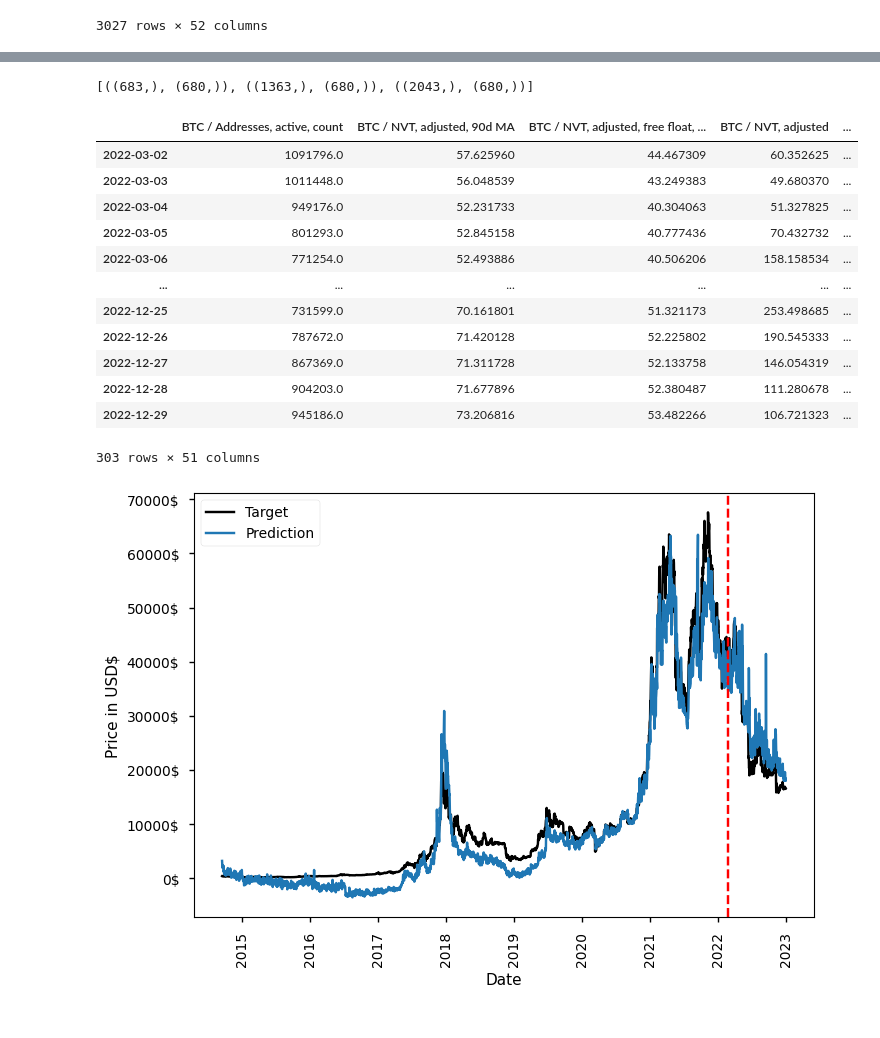
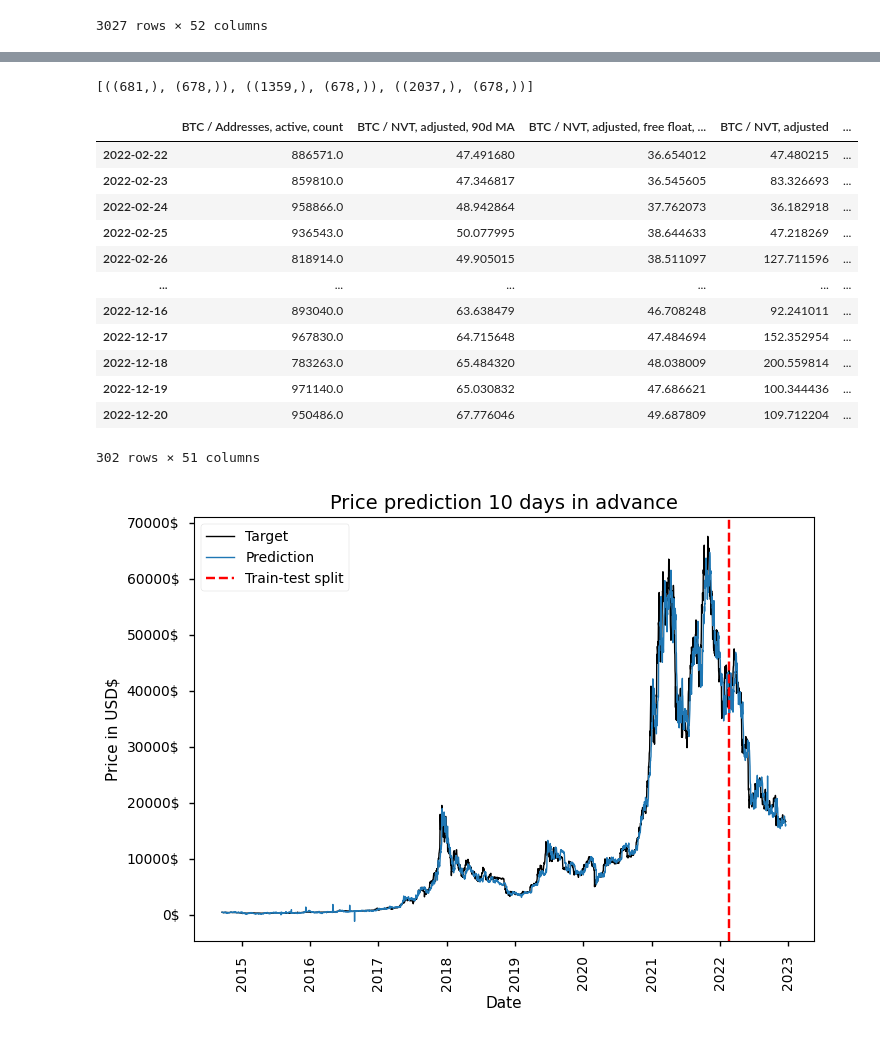
Before and after one commit to Tomas-Barhon/Noise-reduction-and-feature-extraction-with-principal-component-analysis, a Jupyter notebook: Code/playground.ipynb, the cells around one changed output, grey strips where cells are left out. Cells and saved outputs as stored; diff of their text form; code cells hidden in the pictures.

```diff
--- a/Code/playground.ipynb
+++ b/Code/playground.ipynb
@@ -94,7 +94,7 @@ data[['Close_^DJI','Close_^GSPC','Close_GC=F','Close_^VIX','Close_^IXIC',
     'Close_QQQ','USD_EUR_rate']] = data[['Close_^DJI','Close_^GSPC','Close_GC=F','Close_^VIX','Close_^IXIC',
     'Close_SMH','Close_VGT','Close_XSD','Close_IYW','Close_FTEC','Close_IGV',
     'Close_QQQ','USD_EUR_rate']].ffill()
-data["BTC-USD"] = data["BTC-USD"].shift(-1)
+data["BTC-USD"] = data["BTC-USD"].shift(-10)
 data = data.dropna()
 # %%
 data
@@ -137,7 +137,8 @@ data
 train_data, validation_data, train_target, validation_target = sklearn.model_selection.train_test_split(data.iloc[:, :-1], data["BTC-USD"], test_size = 0.1, random_state=42, shuffle=False)
 scaler = sklearn.preprocessing.RobustScaler()
 pipe = sklearn.pipeline.Pipeline([("scaler",scaler),("estimator",LinearSVR(max_iter = 5000))])
-pipe.fit(train_data,train_target)
+from pipeline import Pipeline
+pipe = Pipeline.assembly_pipeline(estimator = LinearSVR())
 parameter_grid = {"scaler__unit_variance":[True,False],"estimator__C": [0.2,0.5,0.7,1,3,5,10,20,30]}
 split = sklearn.model_selection.TimeSeriesSplit(n_splits=3)
 model = sklearn.model_selection.GridSearchCV(pipe, parameter_grid,cv=split, scoring = 'neg_root_mean_squared_error', verbose = 4, n_jobs=-1).fit(train_data,train_target)
@@ -203,2 +198,0 @@ Pipeline(steps=[('scaler', RobustScaler(unit_variance=True)),
-# %%
-model = pipe.fit(train_data,train_target)
@@ -205,23 +210,23 @@ model = pipe.fit(train_data,train_target)
 # %%
 [(el[0].shape, el[1].shape) for el in split.split(train_data)]
 # %% [output]
-[((683,), (680,)), ((1363,), (680,)), ((2043,), (680,))]
+[((681,), (678,)), ((1359,), (678,)), ((2037,), (678,))]
 # %%
 validation_data
 # %% [output]
 |  | BTC / Addresses, active, count | BTC / NVT, adjusted, 90d MA | BTC / NVT, adjusted, free float, ... | BTC / NVT, adjusted | ... |
-| 2022-03-02 | 1091796.0 | 57.625960 | 44.467309 | 60.352625 | ... |
-| 2022-03-03 | 1011448.0 | 56.048539 | 43.249383 | 49.680370 | ... |
-| 2022-03-04 | 949176.0 | 52.231733 | 40.304063 | 51.327825 | ... |
-| 2022-03-05 | 801293.0 | 52.845158 | 40.777436 | 70.432732 | ... |
-| 2022-03-06 | 771254.0 | 52.493886 | 40.506206 | 158.158534 | ... |
+| 2022-02-22 | 886571.0 | 47.491680 | 36.654012 | 47.480215 | ... |
+| 2022-02-23 | 859810.0 | 47.346817 | 36.545605 | 83.326693 | ... |
+| 2022-02-24 | 958866.0 | 48.942864 | 37.762073 | 36.182918 | ... |
+| 2022-02-25 | 936543.0 | 50.077995 | 38.644633 | 47.218269 | ... |
+| 2022-02-26 | 818914.0 | 49.905015 | 38.511097 | 127.711596 | ... |
 | ... | ... | ... | ... | ... | ... |
-| 2022-12-25 | 731599.0 | 70.161801 | 51.321173 | 253.498685 | ... |
-| 2022-12-26 | 787672.0 | 71.420128 | 52.225802 | 190.545333 | ... |
-| 2022-12-27 | 867369.0 | 71.311728 | 52.133758 | 146.054319 | ... |
-| 2022-12-28 | 904203.0 | 71.677896 | 52.380487 | 111.280678 | ... |
-| 2022-12-29 | 945186.0 | 73.206816 | 53.482266 | 106.721323 | ... |
+| 2022-12-16 | 893040.0 | 63.638479 | 46.708248 | 92.241011 | ... |
+| 2022-12-17 | 967830.0 | 64.715648 | 47.484694 | 152.352954 | ... |
+| 2022-12-18 | 783263.0 | 65.484320 | 48.038009 | 200.559814 | ... |
+| 2022-12-19 | 971140.0 | 65.030832 | 47.686621 | 100.344436 | ... |
+| 2022-12-20 | 950486.0 | 67.776046 | 49.687809 | 109.712204 | ... |
-303 rows × 51 columns
+302 rows × 51 columns
 # %%
 predictions = model.predict(validation_data)
 # %%
@@ -229,8 +234,8 @@ y_pred = pd.Series(predictions, index=validation_data.index)
 train_pred = pd.Series(model.predict(train_data), index = train_data.index)
 # %%
 visualizer = Visualizer()
-fig = visualizer.draw_prediction_full(train_target, train_pred, validation_target, y_pred)
+fig = visualizer.draw_prediction_full(train_target, train_pred, validation_target, y_pred, 10)
 fig.show()
 # %% [output]
-[figure, old version]
+[figure, new version]
 # %%
```
Also changed, not shown: parts of 6 cells of this notebook, 7 other files.
